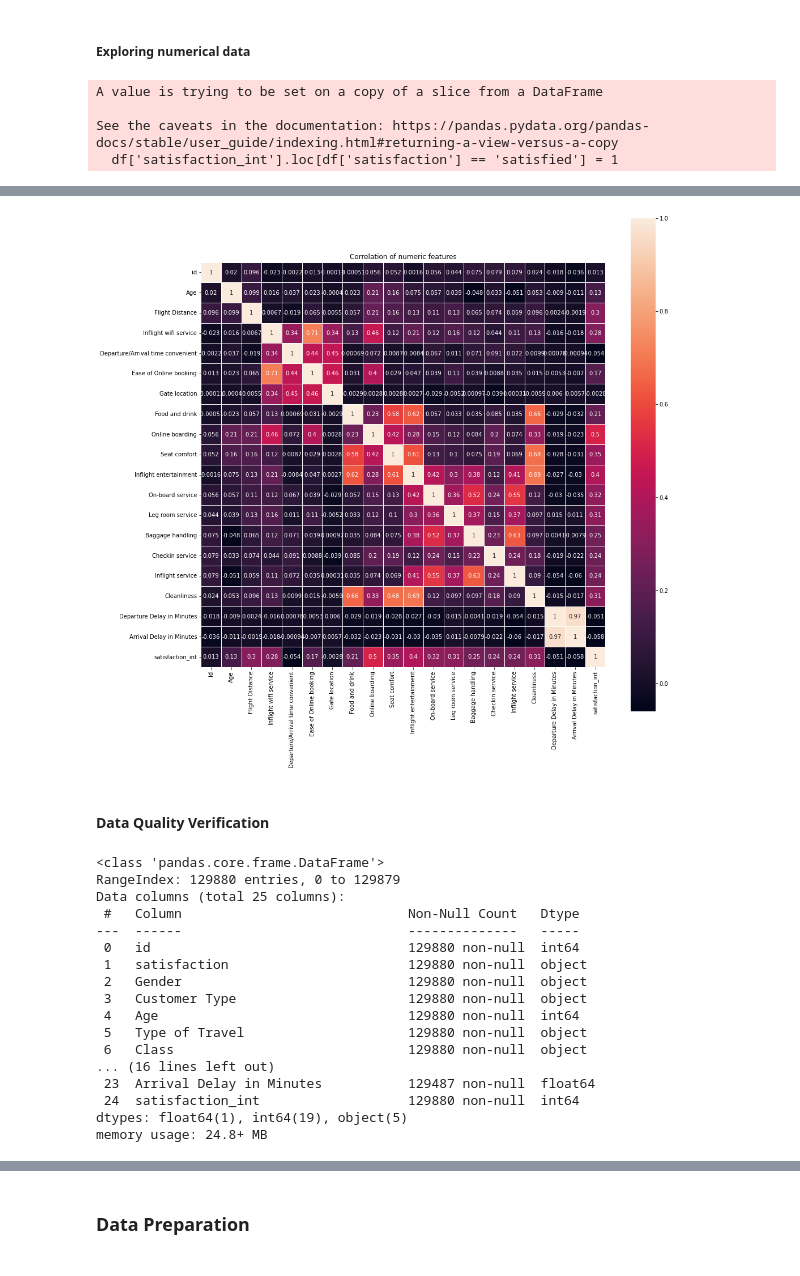
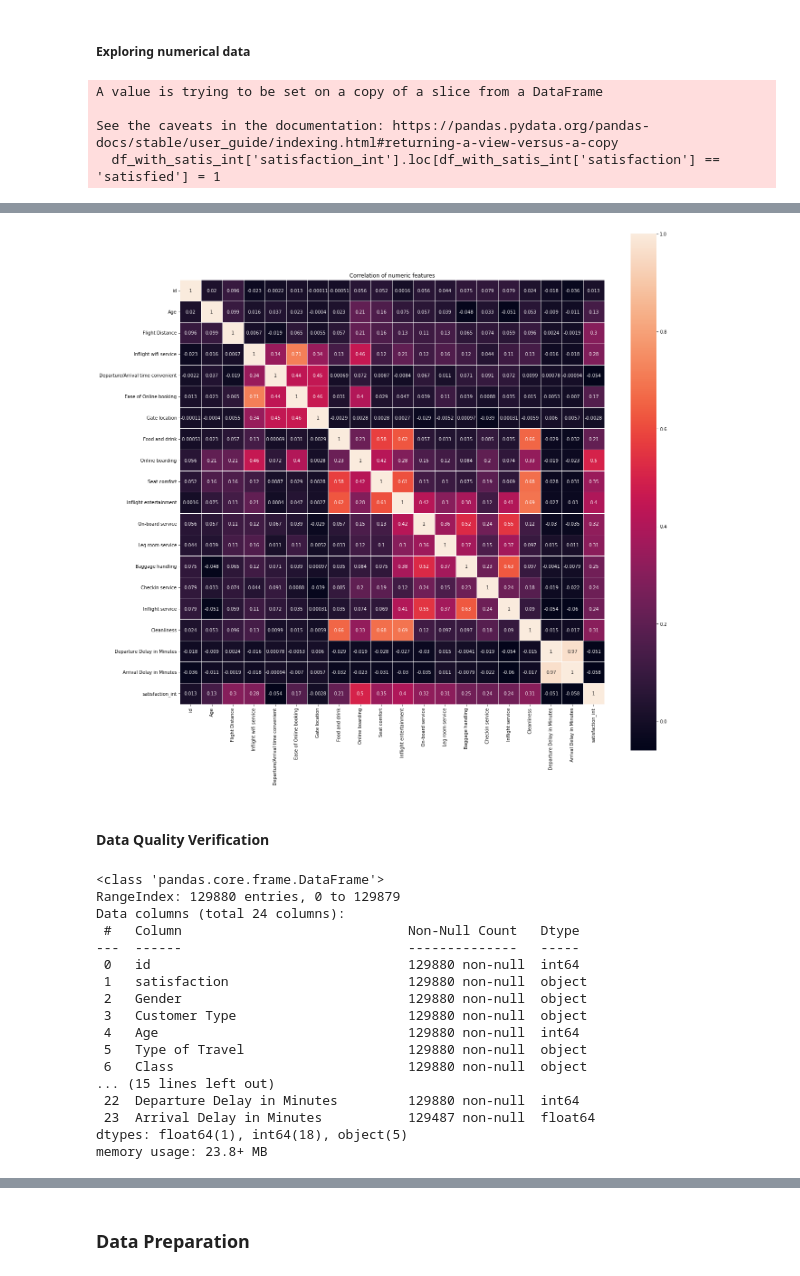
Before and after one commit to isdmg/CS131-8L-PROJECT-PARAGUAY, a Jupyter notebook: CS131-8L PROJECT - PARAGUAY.ipynb, the cells around one changed output, grey strips where cells are left out. Cells and saved outputs as stored; diff of their text form; code cells hidden in the pictures.

```diff
--- a/CS131-8L PROJECT - PARAGUAY.ipynb
+++ b/CS131-8L PROJECT - PARAGUAY.ipynb
@@ -146,16 +304,17 @@ plt.show() # Objective 1
 ##### Exploring numerical data
 # %%
 # Create column named 'satisfaction_int' where 0 = neutral/dissatisfied and 1 = satisfied
-df['satisfaction_int'] = 0
-df['satisfaction_int'].loc[df['satisfaction'] == 'satisfied'] = 1
+df_with_satis_int = df.copy(deep=True)
+df_with_satis_int['satisfaction_int'] = 0
+df_with_satis_int['satisfaction_int'].loc[df_with_satis_int['satisfaction'] == 'satisfied'] = 1
 # %% [output]
 A value is trying to be set on a copy of a slice from a DataFrame
 
 See the caveats in the documentation: https://pandas.pydata.org/pandas-docs/stable/user_guide/indexing.html#returning-a-view-versus-a-copy
-  df['satisfaction_int'].loc[df['satisfaction'] == 'satisfied'] = 1
+  df_with_satis_int['satisfaction_int'].loc[df_with_satis_int['satisfaction'] == 'satisfied'] = 1
 # %%
 # Get numeric attributes
-numeric_features = df.select_dtypes(include=[np.number])
+numeric_features = df_with_satis_int.select_dtypes(include=[np.number])
 
 # Correlation (Objective 2)
 correlation = numeric_features.corr()
@@ -180,12 +339,12 @@ Arrival Delay in Minutes            -0.058275
 Name: satisfaction_int, dtype: float64
 # %%
 # Correlation heatmap
-plt.figure(figsize=(16,16))
+plt.figure(figsize=(21,21))
 plt.title('Correlation of numeric features')
 sns.heatmap(correlation, square=True, linewidths=0.8, annot=True, annot_kws={"size":10})
 plt.show()
 # %% [output]
-[figure, old version]
+[figure, new version]
 # %% [markdown]
 #### Data Quality Verification
 # %%
@@ -194,7 +353,7 @@ df.info()
 # %% [output]
 <class 'pandas.core.frame.DataFrame'>
 RangeIndex: 129880 entries, 0 to 129879
-Data columns (total 25 columns):
+Data columns (total 24 columns):
  #   Column                             Non-Null Count   Dtype
 ---  ------                             --------------   -----
  0   id                                 129880 non-null  int64
@@ -204,11 +363,11 @@ Data columns (total 25 columns):
  4   Age                                129880 non-null  int64
  5   Type of Travel                     129880 non-null  object
  6   Class                              129880 non-null  object
-... (16 lines left out)
+... (15 lines left out)
+ 22  Departure Delay in Minutes         129880 non-null  int64
  23  Arrival Delay in Minutes           129487 non-null  float64
- 24  satisfaction_int                   129880 non-null  int64
-dtypes: float64(1), int64(19), object(5)
-memory usage: 24.8+ MB
+dtypes: float64(1), int64(18), object(5)
+memory usage: 23.8+ MB
 # %%
 # Getting sum of null values in the dataframe
 df.isna().sum()
```
Also changed, not shown: parts of 23 cells of this notebook.
